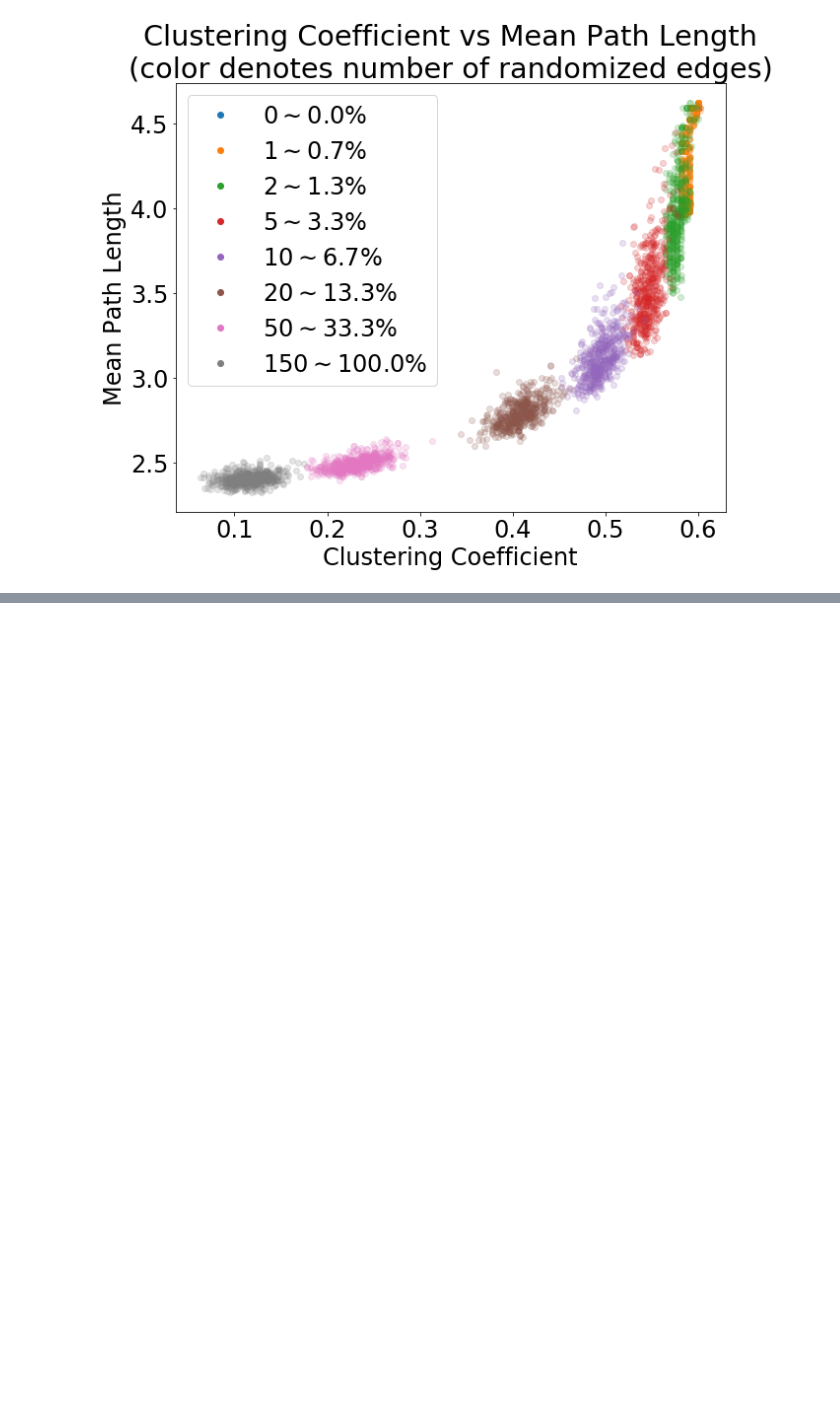
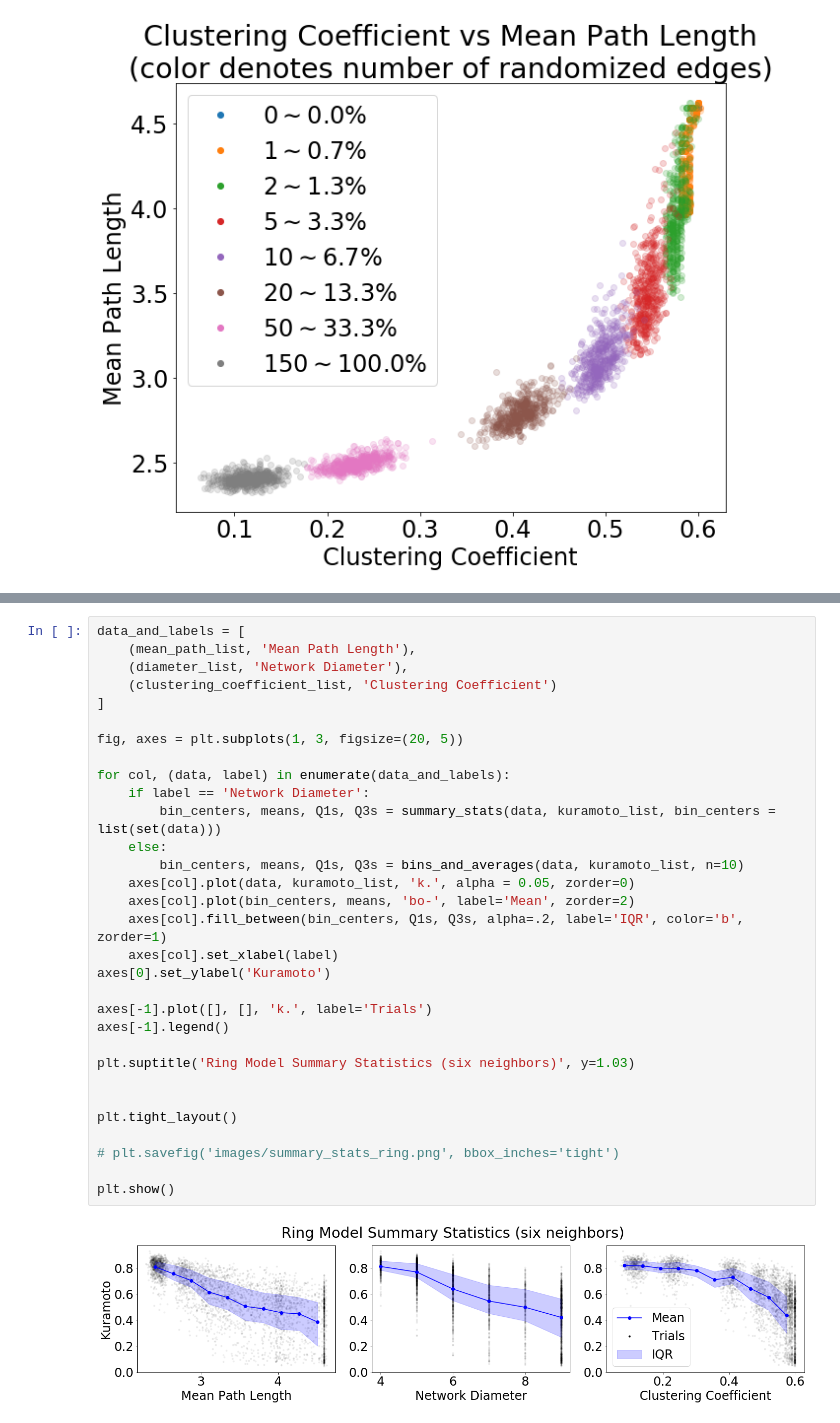
Before and after one commit to shawsa/CSCI_5352_Networks_Project, a Jupyter notebook: experiment02_ring_model.ipynb, the cells around one changed output, grey strips where cells are left out. Saved outputs shown, nothing was run; the diff lists cells and outputs as text; blank space fills up the shorter version.

```diff
--- a/experiment02_ring_model.ipynb
+++ b/experiment02_ring_model.ipynb
@@ -655,0 +723,33 @@ plt.show()
+# %%
+data_and_labels = [
+    (mean_path_list, 'Mean Path Length'),
+    (diameter_list, 'Network Diameter'),
+    (clustering_coefficient_list, 'Clustering Coefficient')
+]
+
+fig, axes = plt.subplots(1, 3, figsize=(20, 5))
+
+for col, (data, label) in enumerate(data_and_labels):
+    if label == 'Network Diameter':
+        bin_centers, means, Q1s, Q3s = summary_stats(data, kuramoto_list, bin_centers = list(set(data)))
+    else:
+        bin_centers, means, Q1s, Q3s = bins_and_averages(data, kuramoto_list, n=10)
+    axes[col].plot(data, kuramoto_list, 'k.', alpha = 0.05, zorder=0)
+    axes[col].plot(bin_centers, means, 'bo-', label='Mean', zorder=2)
+    axes[col].fill_between(bin_centers, Q1s, Q3s, alpha=.2, label='IQR', color='b', zorder=1)
+    axes[col].set_xlabel(label)
+axes[0].set_ylabel('Kuramoto')
+
+axes[-1].plot([], [], 'k.', label='Trials')
+axes[-1].legend()
+
+plt.suptitle('Ring Model Summary Statistics (six neighbors)', y=1.03)
+
+
+plt.tight_layout()
+
+# plt.savefig('images/summary_stats_ring.png', bbox_inches='tight')
+
+plt.show()
+# %% [output]
+[figure, added]
```
Also changed, not shown: parts of 15 cells of this notebook, 25 other files.
